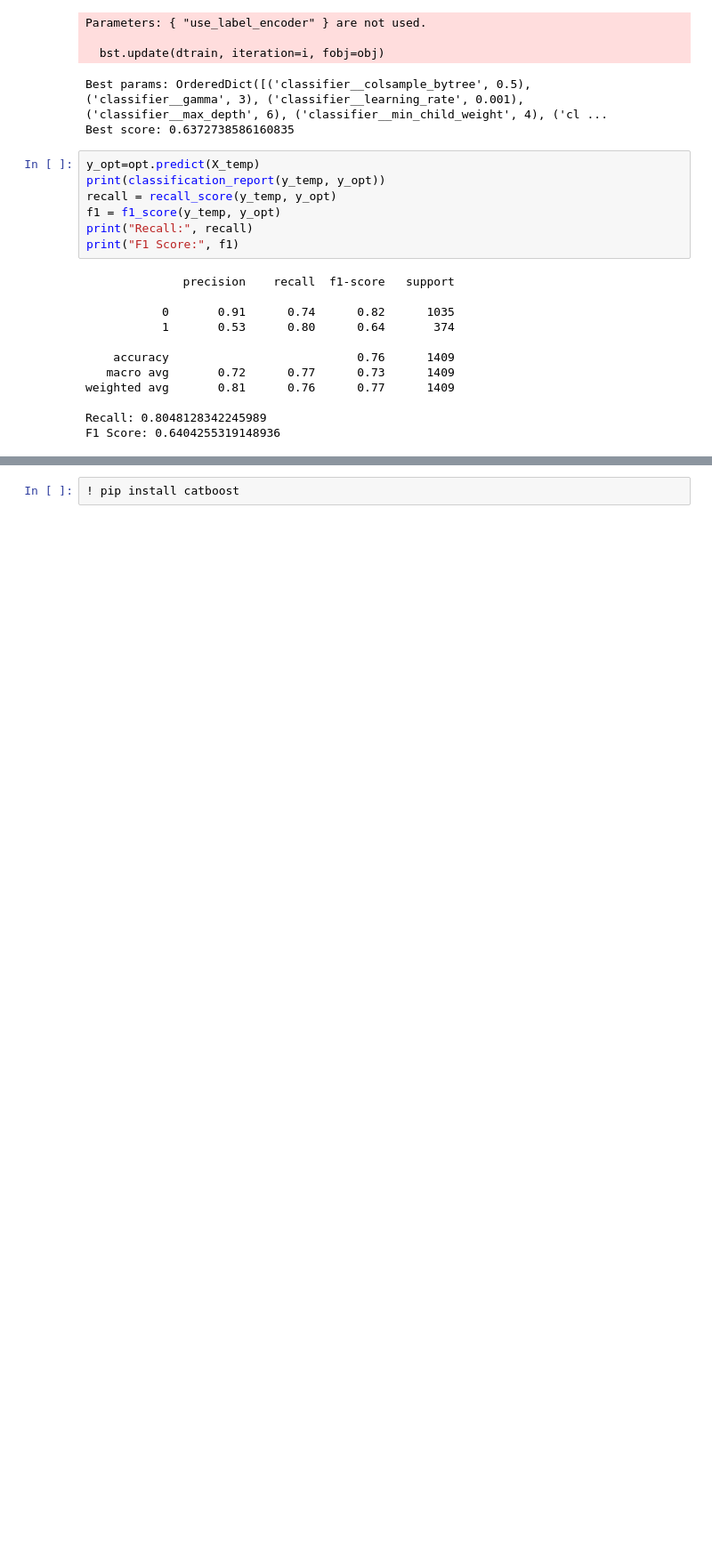
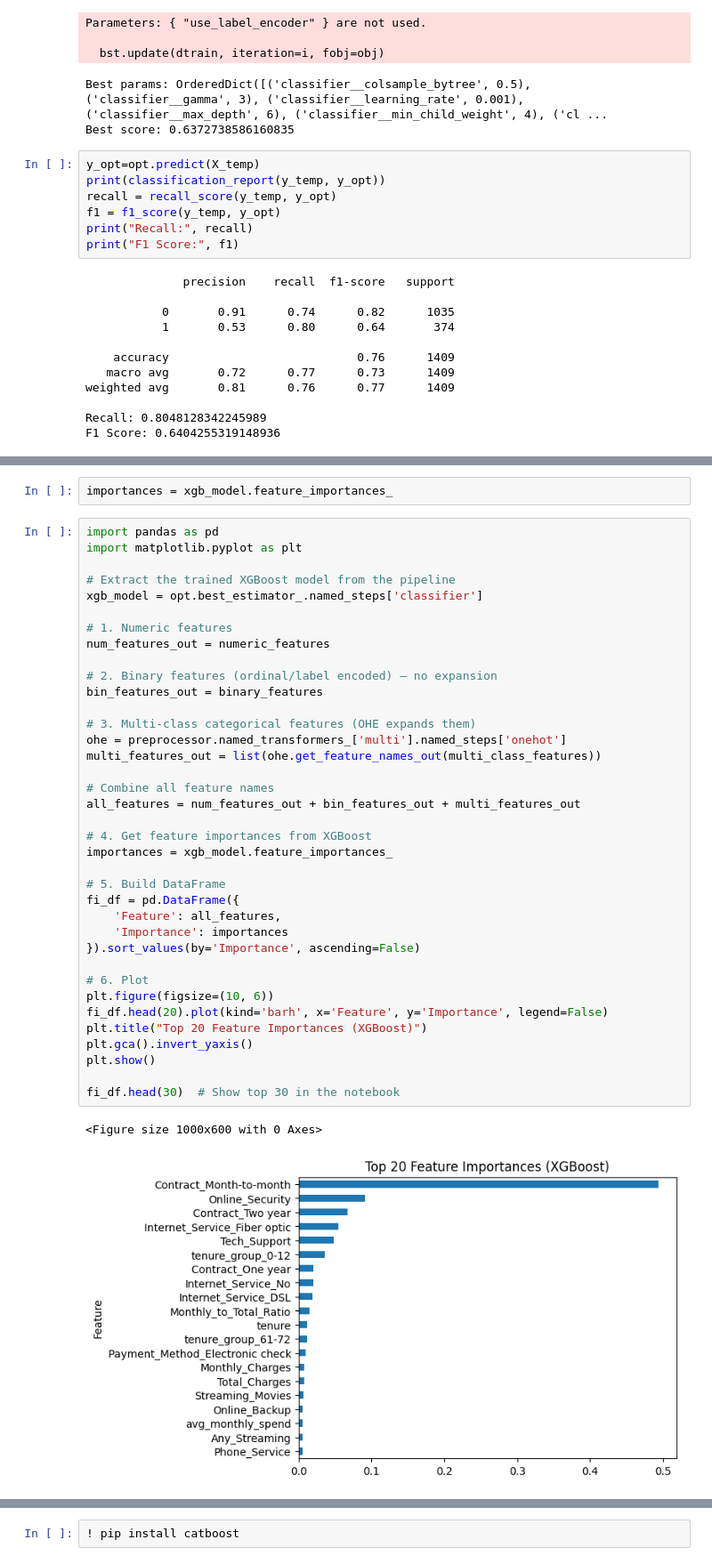
Before and after one commit to arwa-5aled/TelecomChurnUseCase, a Jupyter notebook: notebooks/modeling.ipynb, the cells around one changed output, grey strips where cells are left out. Shown at 89% size. Cells and saved outputs as stored; diff of their text form; blank space fills up the shorter version.

```diff
--- a/notebooks/modeling.ipynb
+++ b/notebooks/modeling.ipynb
@@ -684,0 +699,42 @@ F1 Score: 0.6404255319148936
+# %%
+importances = xgb_model.feature_importances_
+# %%
+import pandas as pd
+import matplotlib.pyplot as plt
+
+# Extract the trained XGBoost model from the pipeline
+xgb_model = opt.best_estimator_.named_steps['classifier']
+
+# 1. Numeric features
+num_features_out = numeric_features
+
+# 2. Binary features (ordinal/label encoded) – no expansion
+bin_features_out = binary_features
+
+# 3. Multi-class categorical features (OHE expands them)
+ohe = preprocessor.named_transformers_['multi'].named_steps['onehot']
+multi_features_out = list(ohe.get_feature_names_out(multi_class_features))
+
+# Combine all feature names
+all_features = num_features_out + bin_features_out + multi_features_out
+
+# 4. Get feature importances from XGBoost
+importances = xgb_model.feature_importances_
+
+# 5. Build DataFrame
+fi_df = pd.DataFrame({
+    'Feature': all_features,
+    'Importance': importances
+}).sort_values(by='Importance', ascending=False)
+
+# 6. Plot
+plt.figure(figsize=(10, 6))
+fi_df.head(20).plot(kind='barh', x='Feature', y='Importance', legend=False)
+plt.title("Top 20 Feature Importances (XGBoost)")
+plt.gca().invert_yaxis()
+plt.show()
+
+fi_df.head(30)  # Show top 30 in the notebook
+# %% [output]
+<Figure size 1000x600 with 0 Axes>
+[figure, added]
```
Also changed, not shown: parts of 6 cells of this notebook.
